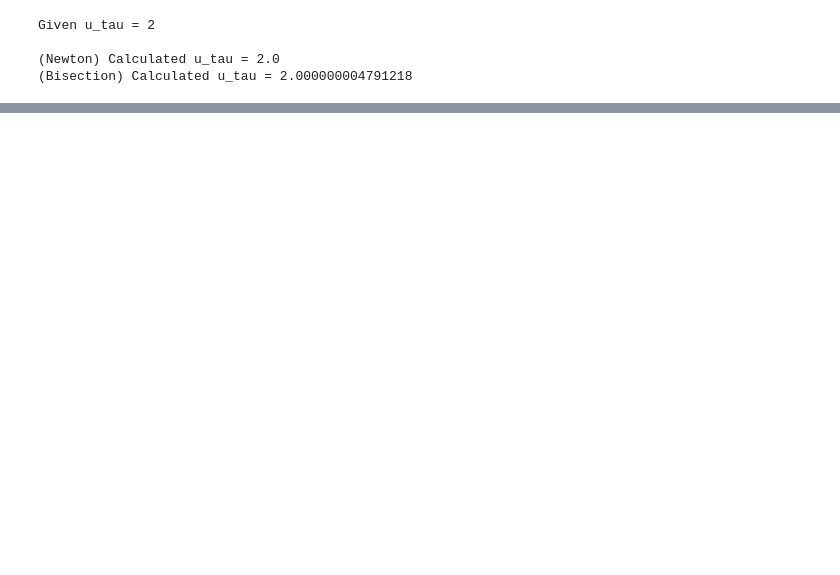
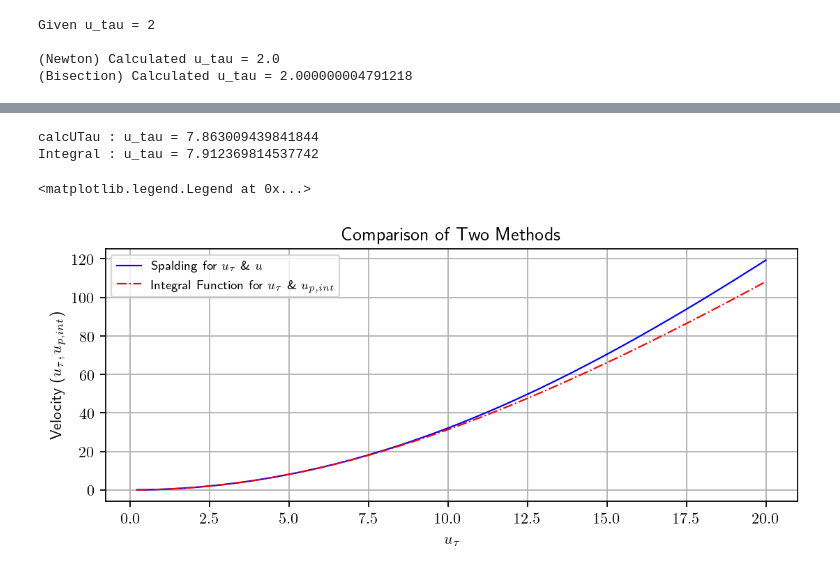
Before and after one commit to AndreWeiner/wall_modeling, a Jupyter notebook: notebooks/IntegralFittingMethod.ipynb, the cells around one changed output, grey strips where cells are left out. Cells and saved outputs as stored; diff of their text form; code cells hidden in the pictures; blank space fills up the shorter version.

Commit message:
Revise the code of the function for finding u_tau (integral method); #8.

```diff
--- a/notebooks/IntegralFittingMethod.ipynb
+++ b/notebooks/IntegralFittingMethod.ipynb
@@ -527,0 +524,11 @@ Initial u_tau = 3
+# %%
+# Cell center velocity, assuming that the value is from the simulation
+u_sim = 20
+# y+ = 1, cellcenter_y = 4.51172e-6
+yf_sim = 2*4.51172e-6
+# Initial u_tau
+u_tau_initial = 3
+
+# Newton's Method is used to find u_tau in OpenFOAM
+utau_result = utauNewton(E, kappa, u_sim, u_tau_initial, yf_sim/2, nu)
+print("u_tau = {}".format(utau_result))
@@ -527,0 +580,31 @@ Initial u_tau = 3
+# %%
+print("calcUTau : u_tau = {}".format(utau_result))
+print("Integral : u_tau = {}".format(u_tau))
+# %% [output]
+calcUTau : u_tau = 7.863009439841844
+Integral : u_tau = 7.912369814537742
+# %%
+u_tau_list = np.linspace(0, 20, 100)
+u_list = np.zeros(100,)
+u_p_int_list = np.zeros(100,)
+
+num_points = 10
+
+# Finding the relation of "u_tau & u" and "u_tau & u_p_int", respectively
+for i in range(len(u_tau_list)):
+    u_list[i] = velNewton(E, kappa, u_sim, u_tau_list[i], yf_sim/2, nu)
+    u_p_int_list[i] = integralCombined(E, kappa, u_sim, u_tau_list[i], yf_sim, nu, num_points, 1)
+
+style6 = ["-", "--", "-.", ":", "-", "--", "-.", ":"]
+lw6 = 1.0
+fig7, ax7 = plt.subplots(1, 1, figsize=(8, 3))
+plt.grid()
+ax7.set_xlabel(r'$u_\tau$')
+ax7.set_ylabel(r'Velocity ' + r'($u_\tau, u_{p,int}$)')
+plt.title(r"Comparison of Two Methods")
+ax7.plot(u_tau_list, u_list, label = r'Spalding for ' + r'$u_\tau$ \& $u$', ls = style6[0], c = 'b', lw = lw6)
+ax7.plot(u_tau_list, u_p_int_list, label = r'Integral Function for ' + r'$u_\tau$ \& $u_{p,int}$', ls = style6[2], c = 'r', lw = lw6)
+ax7.legend(fontsize = 8)
+# %% [output]
+<matplotlib.legend.Legend at 0x...>
+[figure, added]
```
Also changed, not shown: parts of 15 cells of this notebook.
